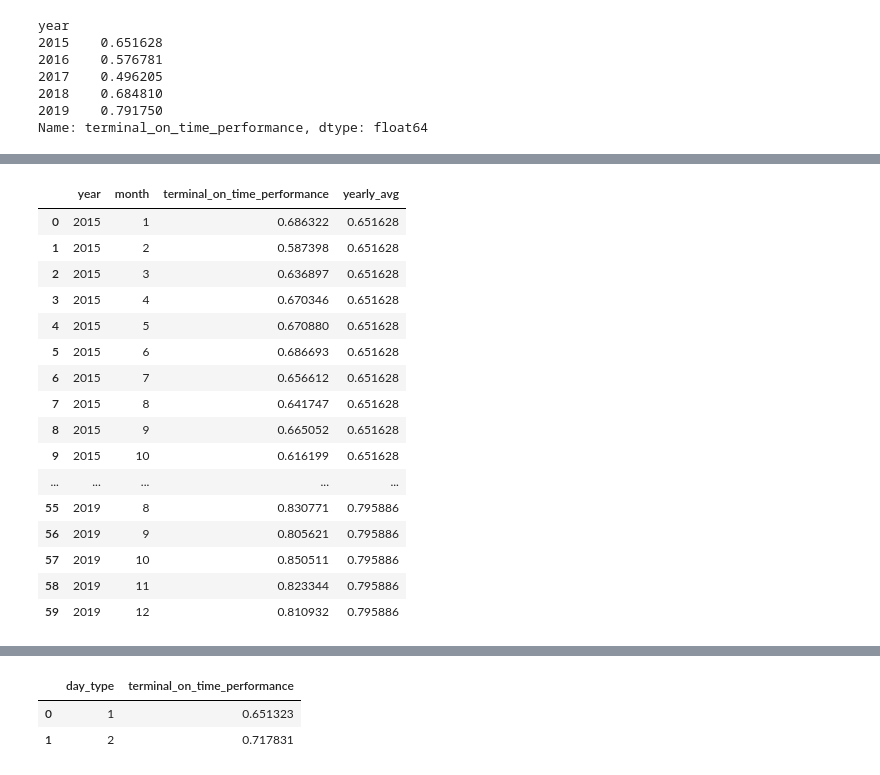
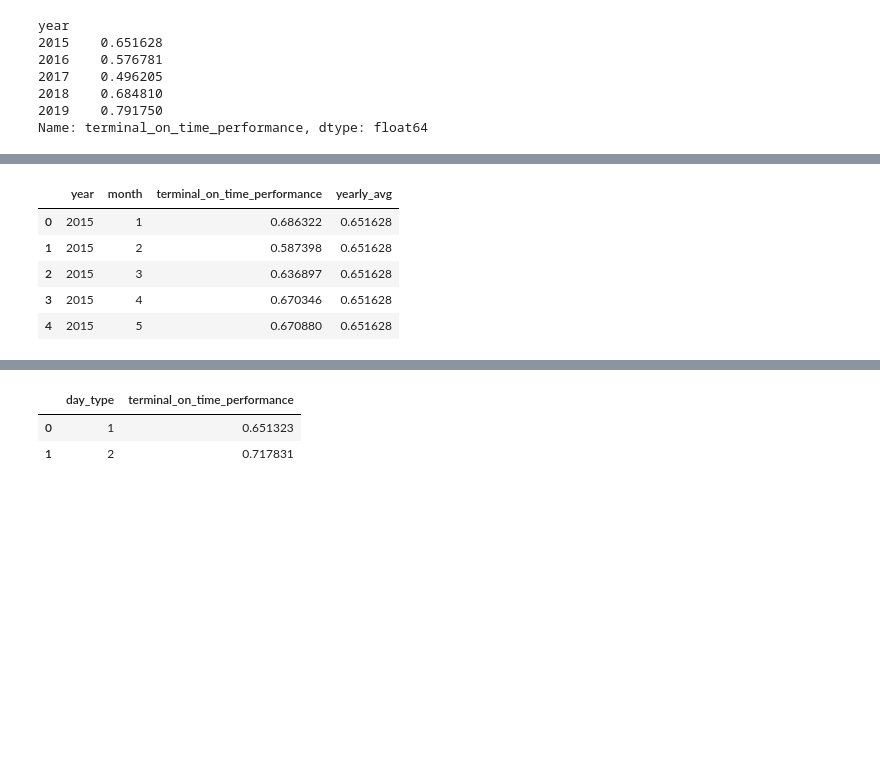
Before and after one commit to ByteFource/data-dashboard, a Jupyter notebook: jupyter-notebook/hamza-train-analysis.ipynb, the cells around one changed output, grey strips where cells are left out. Cells and saved outputs as stored; diff of their text form; code cells hidden in the pictures; blank space fills up the shorter version.

Commit message:
update to dataframe

```diff
--- a/jupyter-notebook/hamza-train-analysis.ipynb
+++ b/jupyter-notebook/hamza-train-analysis.ipynb
@@ -105,24 +94,13 @@ df_3_avg
 # %%
 df_3_avg['yearly_avg'] = df_3_avg.groupby(['year'])['terminal_on_time_performance'].transform('mean')
-df_3_avg
+df_3_avg.head()
 # %% [output]
 |  | year | month | terminal_on_time_performance | yearly_avg |
 | 0 | 2015 | 1 | 0.686322 | 0.651628 |
 | 1 | 2015 | 2 | 0.587398 | 0.651628 |
 | 2 | 2015 | 3 | 0.636897 | 0.651628 |
 | 3 | 2015 | 4 | 0.670346 | 0.651628 |
 | 4 | 2015 | 5 | 0.670880 | 0.651628 |
-| 5 | 2015 | 6 | 0.686693 | 0.651628 |
-| 6 | 2015 | 7 | 0.656612 | 0.651628 |
-| 7 | 2015 | 8 | 0.641747 | 0.651628 |
-| 8 | 2015 | 9 | 0.665052 | 0.651628 |
-| 9 | 2015 | 10 | 0.616199 | 0.651628 |
-| ... | ... | ... | ... | ... |
-| 55 | 2019 | 8 | 0.830771 | 0.795886 |
-| 56 | 2019 | 9 | 0.805621 | 0.795886 |
-| 57 | 2019 | 10 | 0.850511 | 0.795886 |
-| 58 | 2019 | 11 | 0.823344 | 0.795886 |
-| 59 | 2019 | 12 | 0.810932 | 0.795886 |
 # %%
 # get months with below average on-time performance
 c1 = df_3_avg['terminal_on_time_performance'] < df_3_avg['yearly_avg']
```
Also changed, not shown: parts of 3 cells of this notebook.
